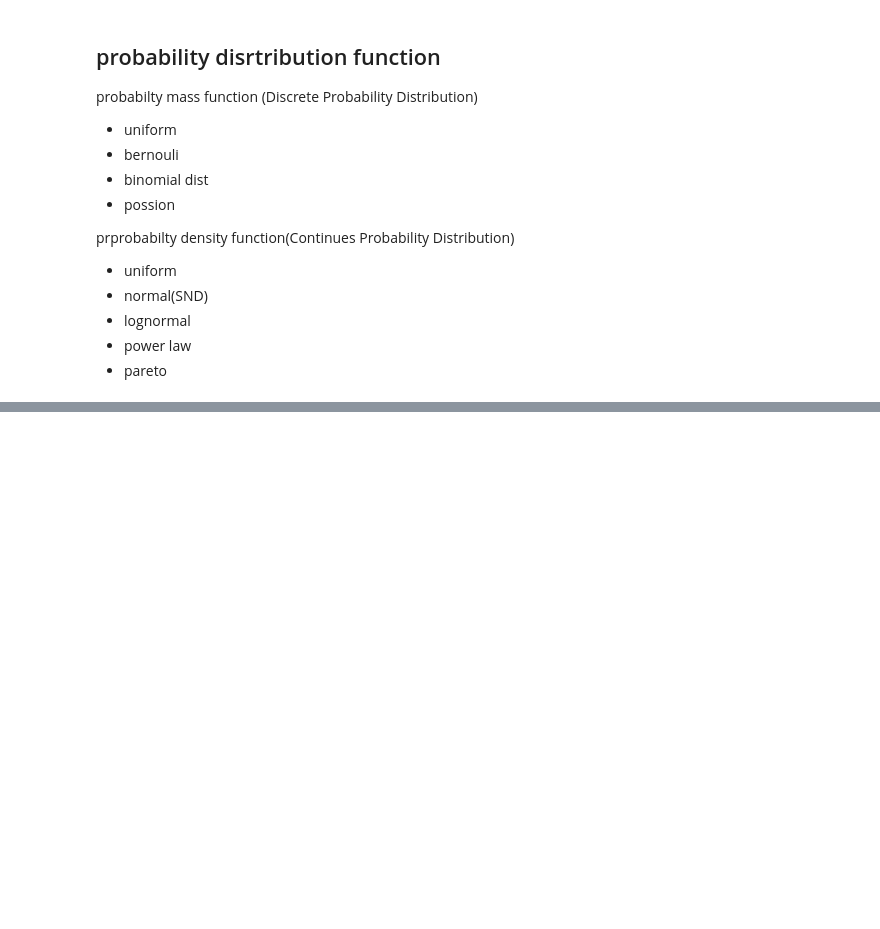
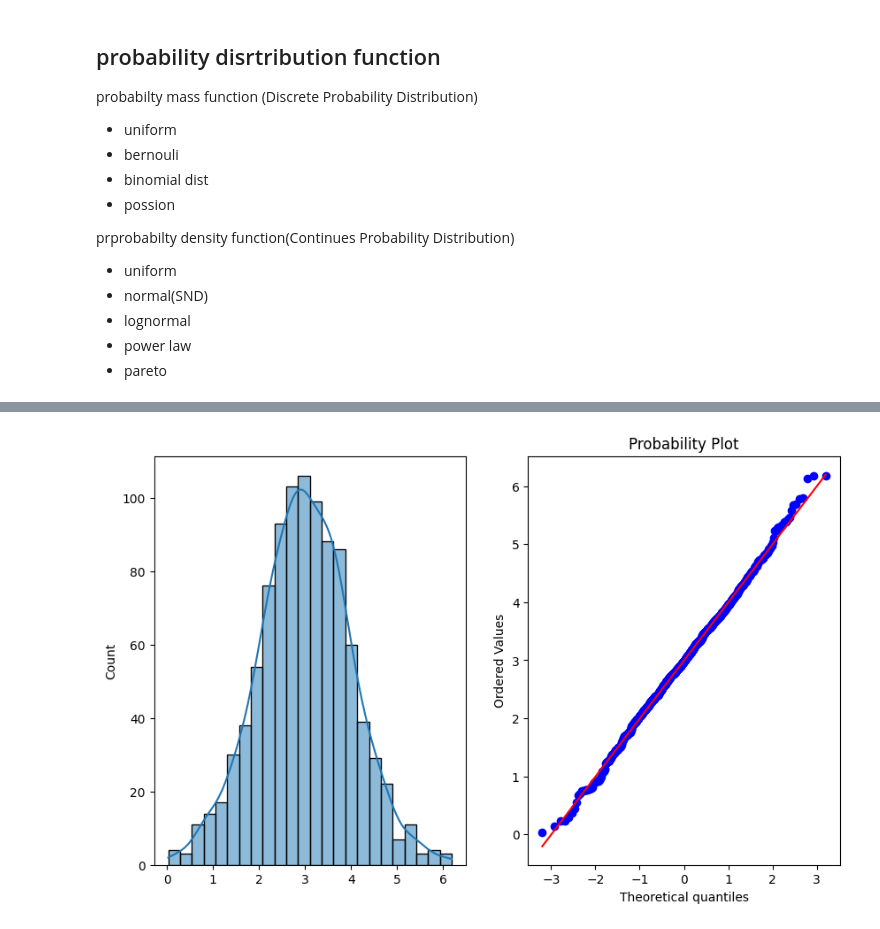
Before and after one commit to sankar0453/statistics, a Jupyter notebook: complete_statistics.ipynb, the cells around one changed output, grey strips where cells are left out. Drawn from its saved outputs; the diff is of its cells as text; code cells hidden in the pictures; blank space fills up the shorter version.

```diff
--- a/complete_statistics.ipynb
+++ b/complete_statistics.ipynb
@@ -121,0 +176,4 @@ sns.histplot(normal_distributed_data,kde=True)
+# %%
+plot_data(np.log(lognormal_distributed_data))
+# %% [output]
+[figure, added]
```
Also changed, not shown: parts of 36 cells of this notebook.
